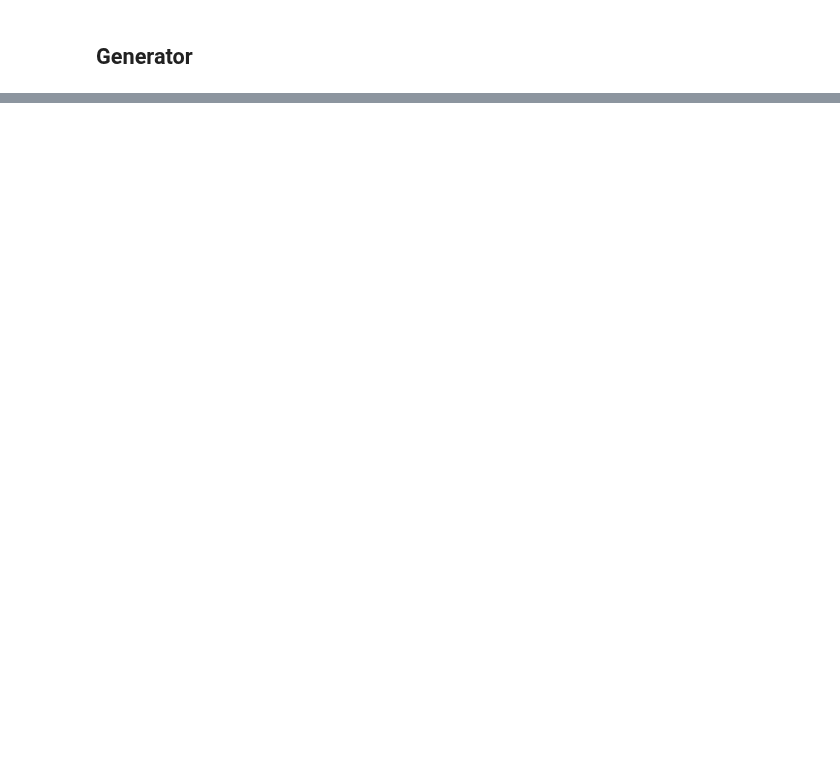
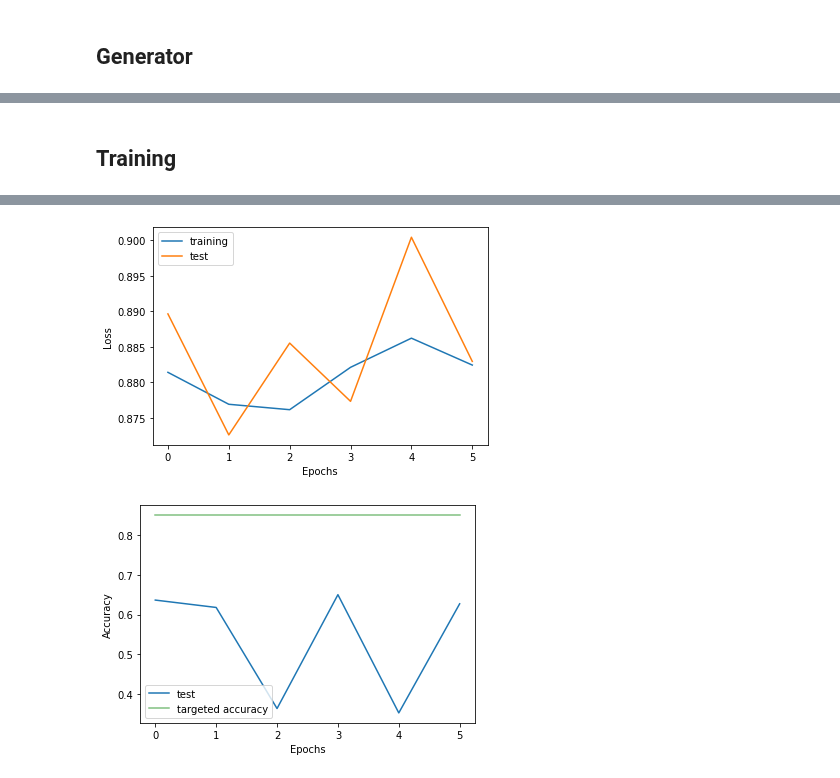
Before and after one commit to JueunL/IANNWTF-Group25, a Jupyter notebook: IANNWTF_HW9_jo.ipynb, the cells around one changed output, grey strips where cells are left out. Drawn from its saved outputs; the diff is of its cells as text; code cells hidden in the pictures; blank space fills up the shorter version.

```diff
--- a/IANNWTF_HW9_jo.ipynb
+++ b/IANNWTF_HW9_jo.ipynb
@@ -12,0 +99,25 @@ from numpy.random import randint
+# %%
+class LSTM(tf.keras.Model):
+  def __init__(self, len_con, len_seq):
+    super(LSTM, self).__init__()
+
+    self.x_len = len_con + len_seq
+
+    self.cells = [LSTM_cell(self.x_len) for _ in range(self.x_len)]
+    #self.cell = LSTM_cell(self.x_len)
+    self.out = layers.Dense(len_con, "sigmoid")
+
+  #@tf.function
+  def call(self, x):
+    batch_size = tf.shape(x)[0]
+    # randomly initialize hidden and cell state (is apparently better than zeroes/ones)
+    h = tf.random.uniform([batch_size,1], 0, 10, tf.float32)
+    cs = tf.random.uniform([batch_size,1], 0, 10, tf.float32)
+    for i in range(self.x_len):
+      h, cs = self.cells[i](x[:,i], h, cs)
+    #h, cs = self.cell(x, h, cs)
+    h = self.out(h)
+    return h
+# %% [markdown]
+
+## Training
@@ -13,7 +244,16 @@ from numpy.random import randint
 # %%
-# The number of samples to be used for creating the dataset
-NUM_SAMPLES = 100 # @param
 # Number of Context numbers
 LEN_CONTEXT = 2 # @param
+
 # Length of the Sequence where the context numbers are counted
 LEN_SEQUENCE = 23 # @param
+
+BATCH_SIZE =  64# @param
+
+NUM_EPOCHS =  5# @param
+
+TRAIN_SAMPLES = 64000# @param
+
+TEST_SAMPLES = 6400# @param
+
+LEARNING_RATE = 0.01# @param
@@ -66,0 +260,8 @@ data = tf.data.Dataset.from_generator(
+# %%
+data_train = create_data(10000, LEN_SEQUENCE, LEN_CONTEXT)
+data_test = create_data(1000, LEN_SEQUENCE, LEN_CONTEXT)
+
+model = LSTM(LEN_CONTEXT, LEN_SEQUENCE)
+trl, tel, tea = train_model(NUM_EPOCHS, data_train, data_test, LEARNING_RATE, model)
+plot_learning(trl, tel, tea, NUM_EPOCHS)
+# %% [output]
@@ -66,0 +274,2 @@ data = tf.data.Dataset.from_generator(
+[figure, added]
+[figure, added]
```
Also changed, not shown: parts of 8 cells of this notebook.
